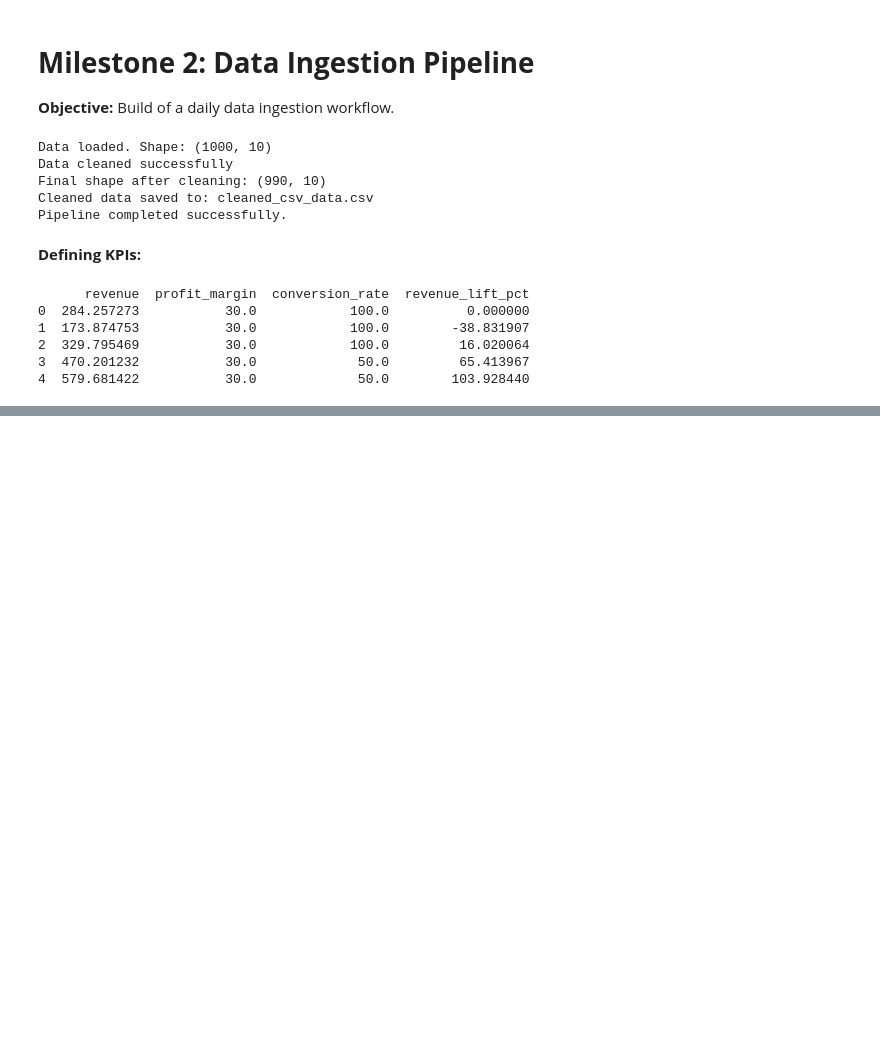
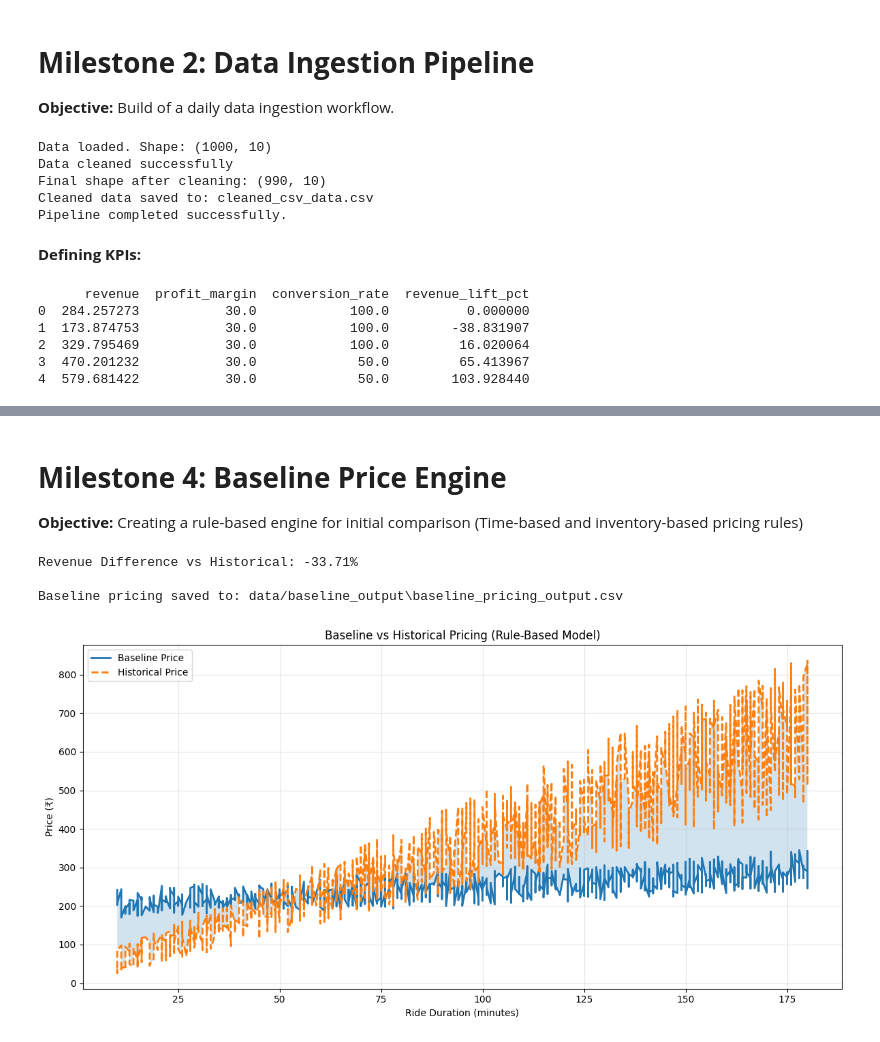
Before and after one commit to PriceOptima-SpringBoard/AI-PriceOptima, a Jupyter notebook: PriceOptima.ipynb, the cells around one changed output, grey strips where cells are left out. Cells and saved outputs as stored; diff of their text form; code cells hidden in the pictures; blank space fills up the shorter version.

```diff
--- a/PriceOptima.ipynb
+++ b/PriceOptima.ipynb
@@ -680,0 +618,73 @@ plt.show()
+# %% [markdown]
+# **Milestone 4: Baseline Price Engine**
+
+**Objective:**
+Creating a rule-based engine for initial comparison
+(Time-based and inventory-based pricing rules)
+# %%
+import pandas as pd
+import numpy as np
+import matplotlib.pyplot as plt
+import os
+
+# Loaded the cleaned data
+df = pd.read_csv(os.path.join("data", "cleaned", "cleaned_csv_data.csv"))
+
+# Static Price (for comparison)
+df["static_price"] = 200
+
+# Baseline Pricing Model Using Real Features
+df["duration_factor"] = df["Expected_Ride_Duration"] * 0.5  # ₹0.5 per min
+df["loyalty_factor"] = 1 - (df["Customer_Loyalty_Status"] * 0.05)  # loyalty discount
+df["past_rides_factor"] = 1 - (df["Number_of_Past_Rides"] * 0.001)  # bulk discount
+df["location_factor"] = 1 + (df["Location_Category"] * 0.1)  # surge in premium areas
+
+df["baseline_price"] = (
+    df["static_price"]
+    + df["duration_factor"]
+) * df["loyalty_factor"] * df["past_rides_factor"] * df["location_factor"]
+
+# KPI: Revenue Comparison
+df["historical_price"] = df["Historical_Cost_of_Ride"]
+df["baseline_revenue"] = df["baseline_price"]
+df["historical_revenue"] = df["historical_price"]
+
+baseline_rev = df["baseline_revenue"].sum()
+historical_rev = df["historical_revenue"].sum()
+
+revenue_lift = ((baseline_rev - historical_rev) / historical_rev) * 100
+print(f"\nRevenue Difference vs Historical: {revenue_lift:.2f}%\n")
+
+# Save Output
+output_dir = "data/baseline_output"
+os.makedirs(output_dir, exist_ok=True)
+output_path = os.path.join(output_dir, "baseline_pricing_output.csv")
+df.to_csv(output_path, index=False)
+print(f"Baseline pricing saved to: {output_path}")
+
+# Plot: Baseline vs Historical Pricing Over Duration
+df_sorted = df.sort_values("Expected_Ride_Duration")
+
+plt.figure(figsize=(12, 6))
+plt.plot(df_sorted["Expected_Ride_Duration"], df_sorted["baseline_price"],
+         linewidth=2, label="Baseline Price")
+plt.plot(df_sorted["Expected_Ride_Duration"], df_sorted["historical_price"],
+         linewidth=2, linestyle="--", label="Historical Price")
+
+plt.fill_between(df_sorted["Expected_Ride_Duration"],
+                 df_sorted["baseline_price"],
+                 df_sorted["historical_price"],
+                 alpha=0.2)
+
+plt.title("Baseline vs Historical Pricing (Rule-Based Model)")
+plt.xlabel("Ride Duration (minutes)")
+plt.ylabel("Price (₹)")
+plt.legend()
+plt.grid(alpha=0.3)
+plt.tight_layout()
+plt.show()
+# %% [output]
+Revenue Difference vs Historical: -33.71%
+
+Baseline pricing saved to: data/baseline_output\baseline_pricing_output.csv
+[figure, added]
```
Also changed, not shown: parts of 1 cell of this notebook, 2 other files.
